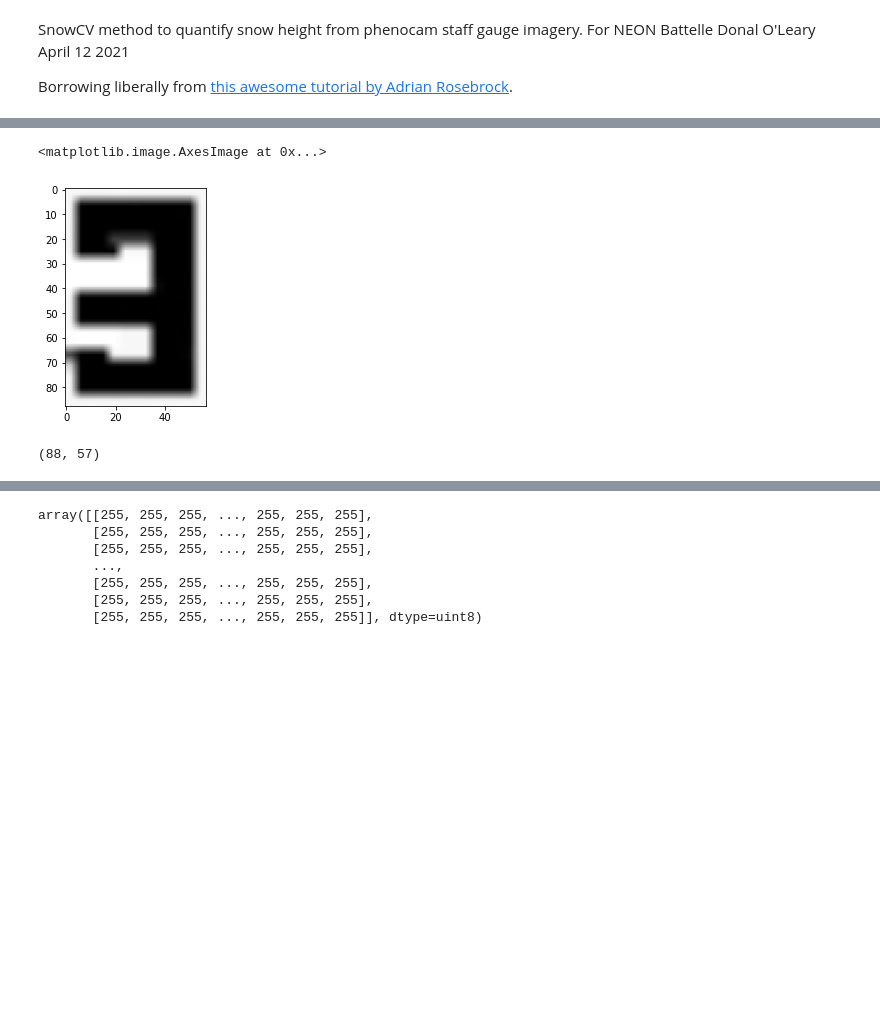
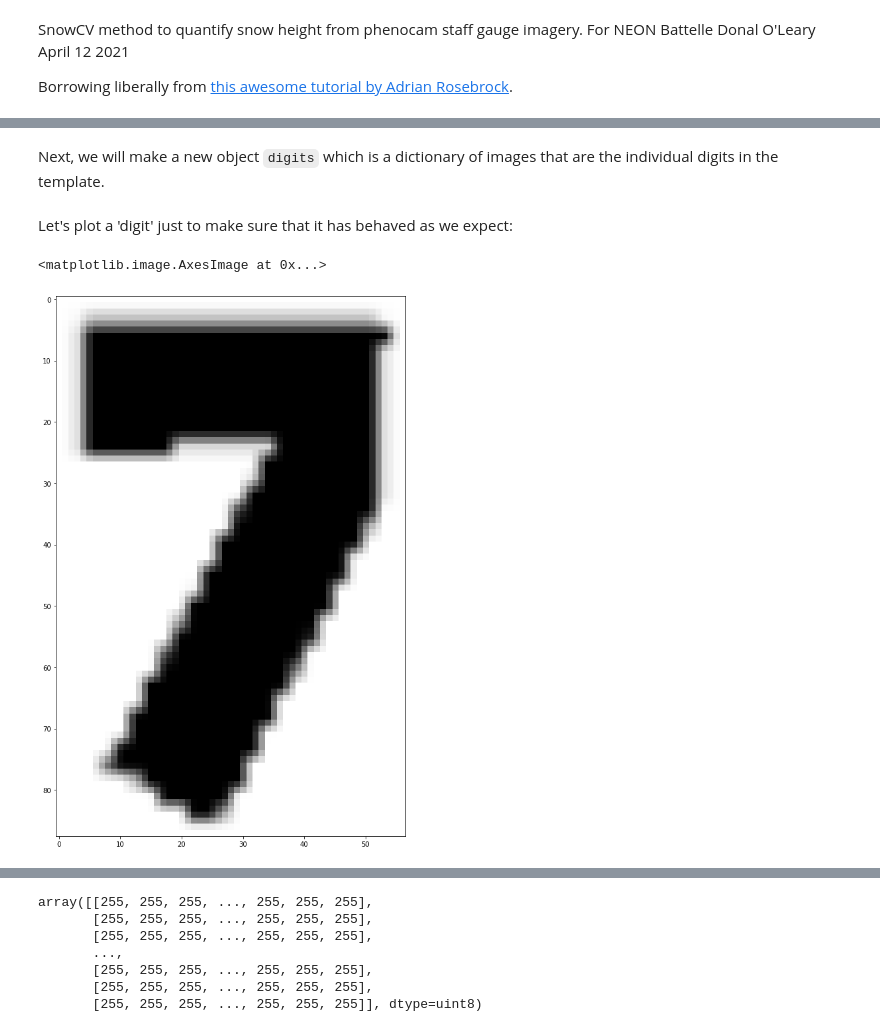
Before and after one commit to donal-at-NEON/SnowCV, a Jupyter notebook: src/demo01.ipynb, the cells around one changed output, grey strips where cells are left out. Cells and saved outputs as stored; diff of their text form; code cells hidden in the pictures; blank space fills up the shorter version.

```diff
--- a/src/demo01.ipynb
+++ b/src/demo01.ipynb
@@ -24,12 +18,5 @@ import numpy as np
 # %%
 template = cv2.imread('/Users/olearyd/Git/SnowCV/data/number_template.png')
-template = cv2.cvtColor(template, cv2.COLOR_BGR2GRAY)
-#template = cv2.threshold(template, 30, 255, cv2.THRESH_BINARY)[1]
-
-template = cv2.resize(template, (200,20))
-template_Canny = cv2.Canny(template , 10, 255)
-
-template.shape
-plt.imshow(template_Canny, cmap='gray')
+plt.imshow(template)
 # %% [output]
 <matplotlib.image.AxesImage at 0x...>
@@ -36,0 +26,12 @@ plt.imshow(template_Canny, cmap='gray')
+# %%
+plt.rcParams['figure.figsize'] = [15, 15] # set plot size
+
+kernel = np.ones((3,3),np.uint8)
+
+template = cv2.cvtColor(template, cv2.COLOR_BGR2GRAY)
+template = cv2.threshold(template, 10, 255, cv2.THRESH_BINARY)[1]
+template = cv2.resize(template, (400,40))
+template_Canny = cv2.Canny(template , 10, 255)
+template_Canny = cv2.dilate(template_Canny, kernel,iterations = 1)
+
+plt.imshow(template_Canny, cmap='gray')
@@ -61,3 +74,5 @@ templateCnts
+# %% [markdown]
+Next, we will make a new object `digits` which is a dictionary of images that are the individual digits in the template.
 # %%
 digits = {}
 
@@ -69,12 +84,10 @@ for (i, c) in enumerate(templateCnts):
 	roi = cv2.resize(roi, (57, 88))
 	# update the digits dictionary, mapping the digit name to the ROI
 	digits[i] = roi
+# %% [markdown]
+Let's plot a 'digit' just to make sure that it has behaved as we expect:
 # %%
-plt.imshow(digits[3], cmap='gray')
+plt.imshow(digits[7], cmap='gray')
 # %% [output]
 <matplotlib.image.AxesImage at 0x...>
-[figure, old version]
+[figure, new version]
-# %%
-digits[3].shape
-# %% [output]
-(88, 57)
```
Also changed, not shown: parts of 36 cells of this notebook, 5 other files.
